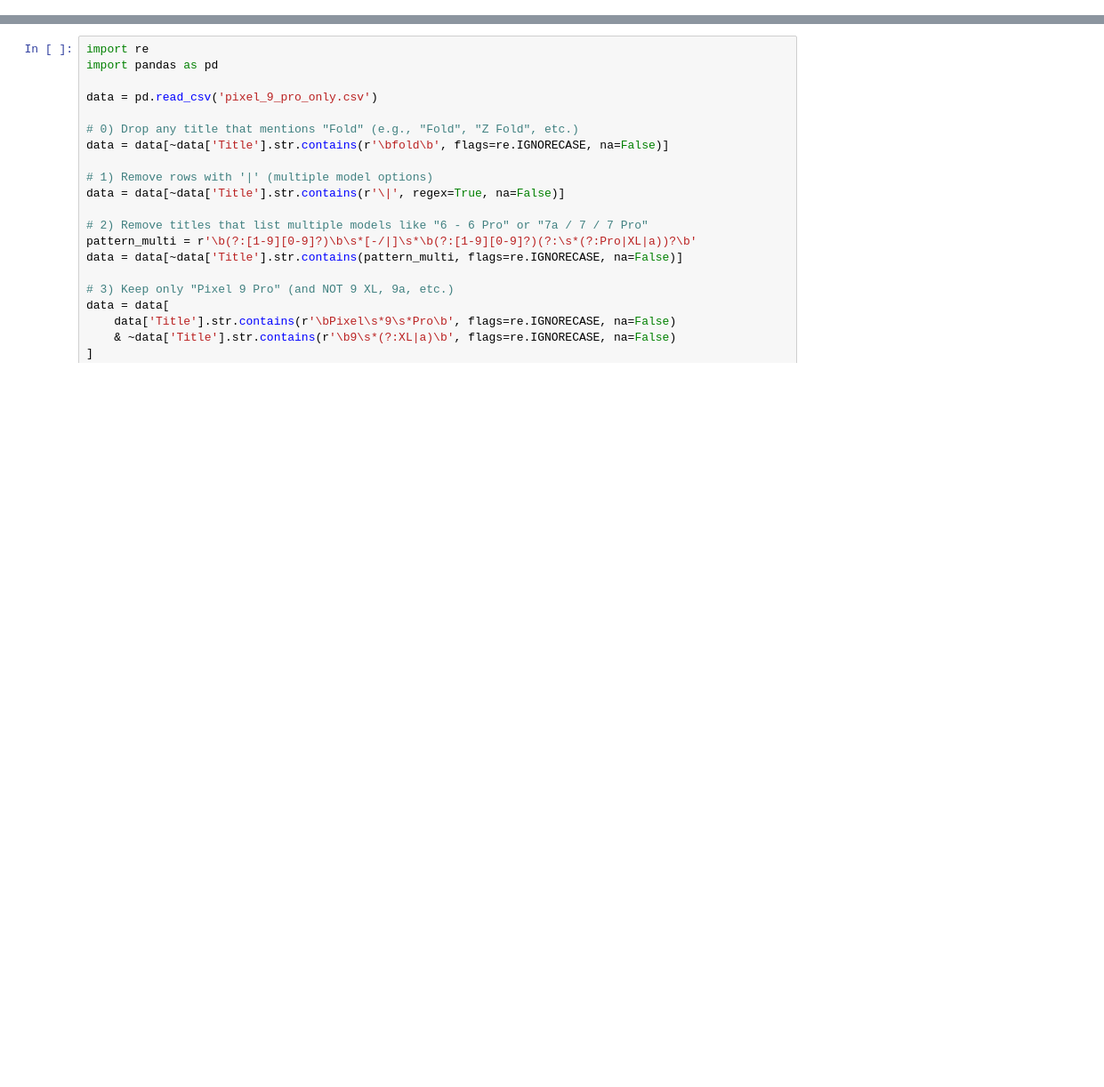
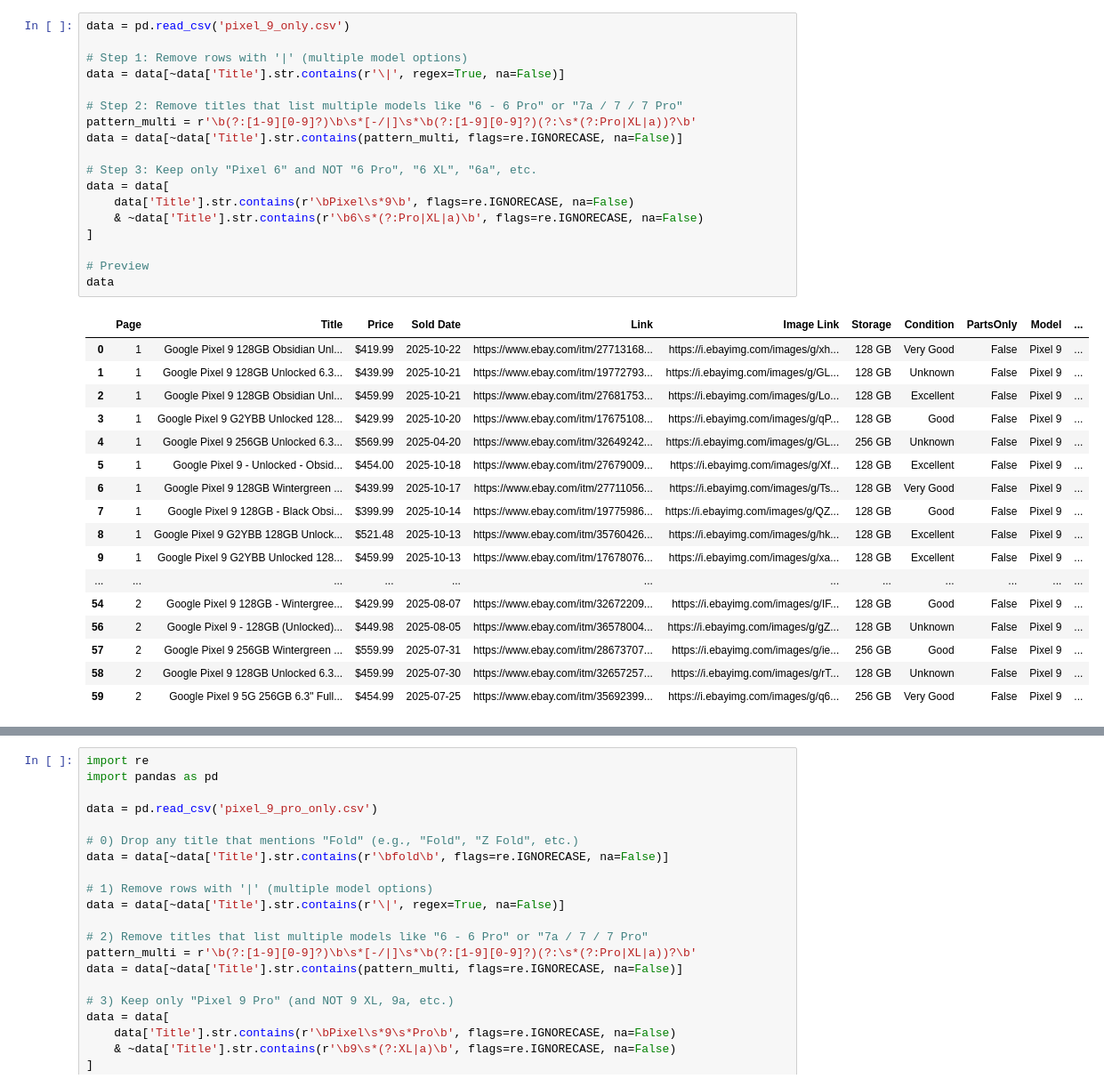
Before and after one commit to MengsrunNit/ebay-scrapping, a Jupyter notebook: Google Pixel/Pixel_Model/Pixel.ipynb, the cells around one changed output, grey strips where cells are left out. Shown: that part at 89% size. Saved outputs shown, nothing was run; the diff lists cells and outputs as text; blank space fills up the shorter version.

```diff
--- a/Google Pixel/Pixel_Model/Pixel.ipynb
+++ b/Google Pixel/Pixel_Model/Pixel.ipynb
@@ -78,0 +105,36 @@ data.head()
+# %%
+data = pd.read_csv('pixel_9_only.csv')
+
+# Step 1: Remove rows with '|' (multiple model options)
+data = data[~data['Title'].str.contains(r'\|', regex=True, na=False)]
+
+# Step 2: Remove titles that list multiple models like "6 - 6 Pro" or "7a / 7 / 7 Pro"
+pattern_multi = r'\b(?:[1-9][0-9]?)\b\s*[-/|]\s*\b(?:[1-9][0-9]?)(?:\s*(?:Pro|XL|a))?\b'
+data = data[~data['Title'].str.contains(pattern_multi, flags=re.IGNORECASE, na=False)]
+
+# Step 3: Keep only "Pixel 6" and NOT "6 Pro", "6 XL", "6a", etc.
+data = data[
+    data['Title'].str.contains(r'\bPixel\s*9\b', flags=re.IGNORECASE, na=False)
+    & ~data['Title'].str.contains(r'\b6\s*(?:Pro|XL|a)\b', flags=re.IGNORECASE, na=False)
+]
+
+# Preview
+data
+# %% [output]
+|  | Page | Title | Price | Sold Date | Link | Image Link | Storage | Condition | PartsOnly | Model | ... |
+| 0 | 1 | Google Pixel 9 128GB Obsidian Unl... | $419.99 | 2025-10-22 | https://www.ebay.com/itm/27713168... | https://i.ebayimg.com/images/g/xh... | 128 GB | Very Good | False | Pixel 9 | ... |
+| 1 | 1 | Google Pixel 9 128GB Unlocked 6.3... | $439.99 | 2025-10-21 | https://www.ebay.com/itm/19772793... | https://i.ebayimg.com/images/g/GL... | 128 GB | Unknown | False | Pixel 9 | ... |
+| 2 | 1 | Google Pixel 9 128GB Obsidian Unl... | $459.99 | 2025-10-21 | https://www.ebay.com/itm/27681753... | https://i.ebayimg.com/images/g/Lo... | 128 GB | Excellent | False | Pixel 9 | ... |
+| 3 | 1 | Google Pixel 9 G2YBB Unlocked 128... | $429.99 | 2025-10-20 | https://www.ebay.com/itm/17675108... | https://i.ebayimg.com/images/g/qP... | 128 GB | Good | False | Pixel 9 | ... |
+| 4 | 1 | Google Pixel 9 256GB Unlocked 6.3... | $569.99 | 2025-04-20 | https://www.ebay.com/itm/32649242... | https://i.ebayimg.com/images/g/GL... | 256 GB | Unknown | False | Pixel 9 | ... |
+| 5 | 1 | Google Pixel 9 - Unlocked - Obsid... | $454.00 | 2025-10-18 | https://www.ebay.com/itm/27679009... | https://i.ebayimg.com/images/g/Xf... | 128 GB | Excellent | False | Pixel 9 | ... |
+| 6 | 1 | Google Pixel 9 128GB Wintergreen ... | $439.99 | 2025-10-17 | https://www.ebay.com/itm/27711056... | https://i.ebayimg.com/images/g/Ts... | 128 GB | Very Good | False | Pixel 9 | ... |
+| 7 | 1 | Google Pixel 9 128GB - Black Obsi... | $399.99 | 2025-10-14 | https://www.ebay.com/itm/19775986... | https://i.ebayimg.com/images/g/QZ... | 128 GB | Good | False | Pixel 9 | ... |
+| 8 | 1 | Google Pixel 9 G2YBB 128GB Unlock... | $521.48 | 2025-10-13 | https://www.ebay.com/itm/35760426... | https://i.ebayimg.com/images/g/hk... | 128 GB | Excellent | False | Pixel 9 | ... |
+| 9 | 1 | Google Pixel 9 G2YBB Unlocked 128... | $459.99 | 2025-10-13 | https://www.ebay.com/itm/17678076... | https://i.ebayimg.com/images/g/xa... | 128 GB | Excellent | False | Pixel 9 | ... |
+| ... | ... | ... | ... | ... | ... | ... | ... | ... | ... | ... | ... |
+| 54 | 2 | Google Pixel 9 128GB - Wintergree... | $429.99 | 2025-08-07 | https://www.ebay.com/itm/32672209... | https://i.ebayimg.com/images/g/IF... | 128 GB | Good | False | Pixel 9 | ... |
+| 56 | 2 | Google Pixel 9 - 128GB (Unlocked)... | $449.98 | 2025-08-05 | https://www.ebay.com/itm/36578004... | https://i.ebayimg.com/images/g/gZ... | 128 GB | Unknown | False | Pixel 9 | ... |
+| 57 | 2 | Google Pixel 9 256GB Wintergreen ... | $559.99 | 2025-07-31 | https://www.ebay.com/itm/28673707... | https://i.ebayimg.com/images/g/ie... | 256 GB | Good | False | Pixel 9 | ... |
+| 58 | 2 | Google Pixel 9 128GB Unlocked 6.3... | $459.99 | 2025-07-30 | https://www.ebay.com/itm/32657257... | https://i.ebayimg.com/images/g/rT... | 128 GB | Unknown | False | Pixel 9 | ... |
+| 59 | 2 | Google Pixel 9 5G 256GB 6.3" Full... | $454.99 | 2025-07-25 | https://www.ebay.com/itm/35692399... | https://i.ebayimg.com/images/g/q6... | 256 GB | Very Good | False | Pixel 9 | ... |
```
Also changed, not shown: parts of 4 cells of this notebook, 50 other files.
